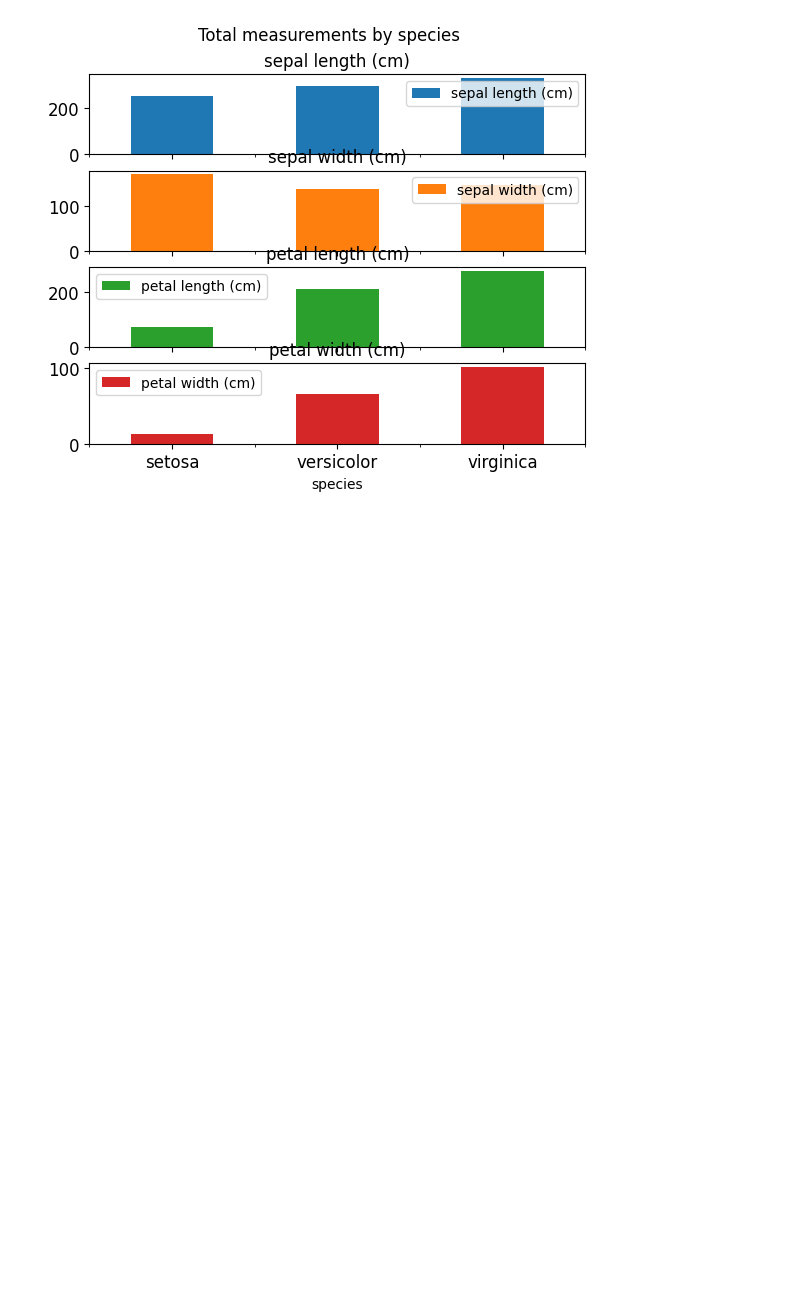
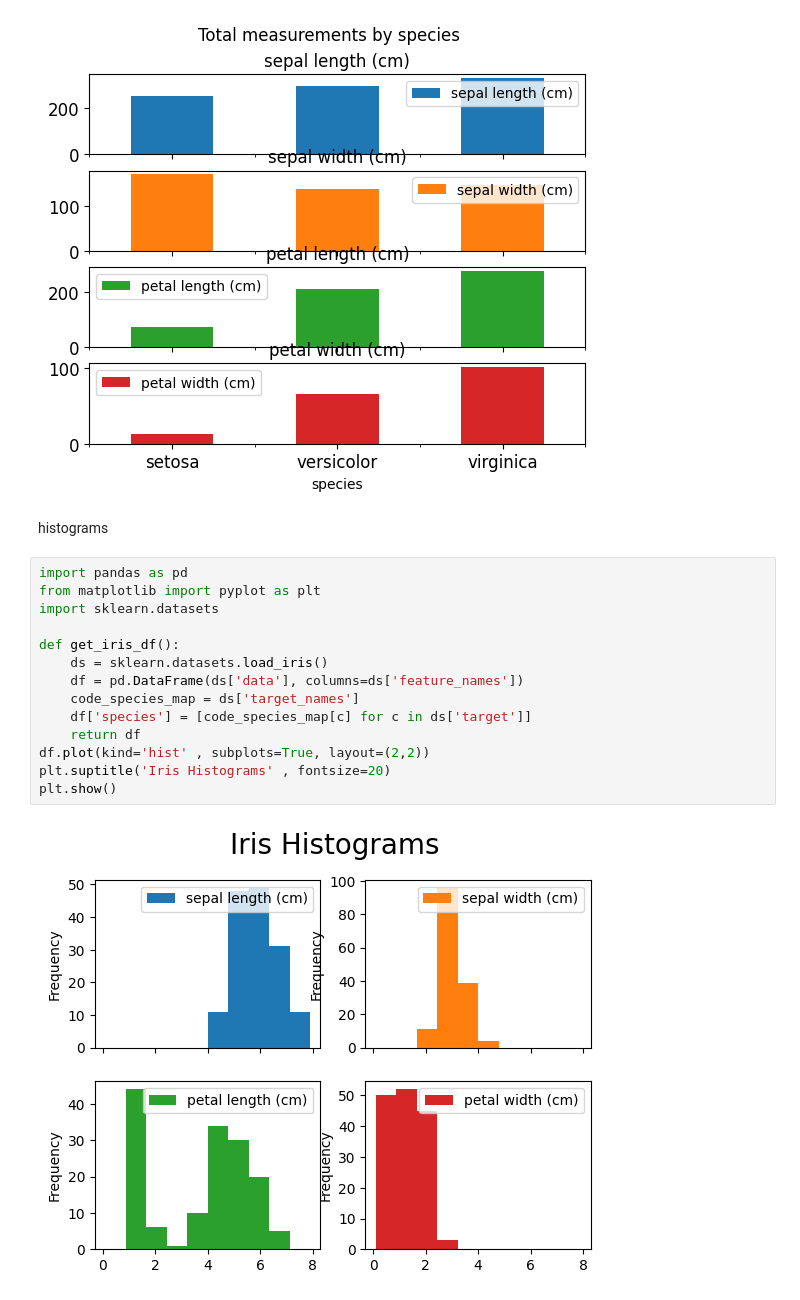
Before and after one commit to Ahmed-Mana3/--encryption-and-decryption-program--, a Jupyter notebook: Welcome_To_Colab.ipynb, the cells around one changed output. Drawn from its saved outputs; the diff is of its cells as text; blank space fills up the shorter version.

```diff
--- a/Welcome_To_Colab.ipynb
+++ b/Welcome_To_Colab.ipynb
@@ -197,3 +215,21 @@ plt.suptitle('Total measurements by species')
 plt.show()
 # %% [output]
 [figure]
+# %% [markdown]
+histograms
+# %%
+import pandas as pd
+from matplotlib import pyplot as plt
+import sklearn.datasets
+
+def get_iris_df():
+    ds = sklearn.datasets.load_iris()
+    df = pd.DataFrame(ds['data'], columns=ds['feature_names'])
+    code_species_map = ds['target_names']
+    df['species'] = [code_species_map[c] for c in ds['target']]
+    return df
+df.plot(kind='hist' , subplots=True, layout=(2,2))
+plt.suptitle('Iris Histograms' , fontsize=20)
+plt.show()
+# %% [output]
+[figure, added]
```
Also changed, not shown: parts of 5 cells of this notebook.
